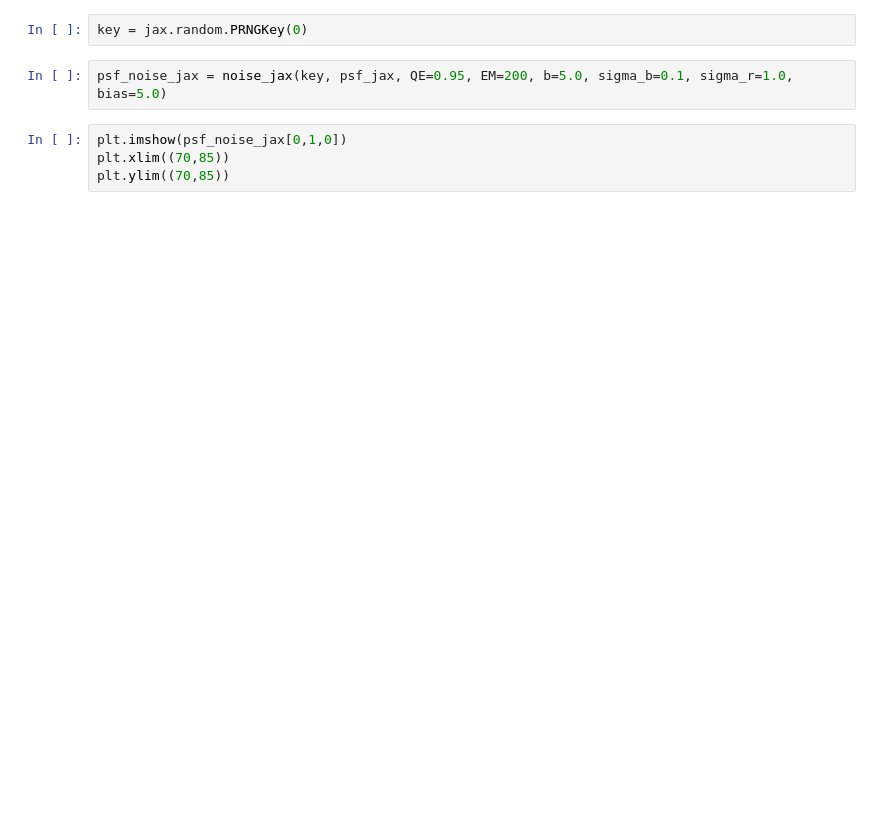
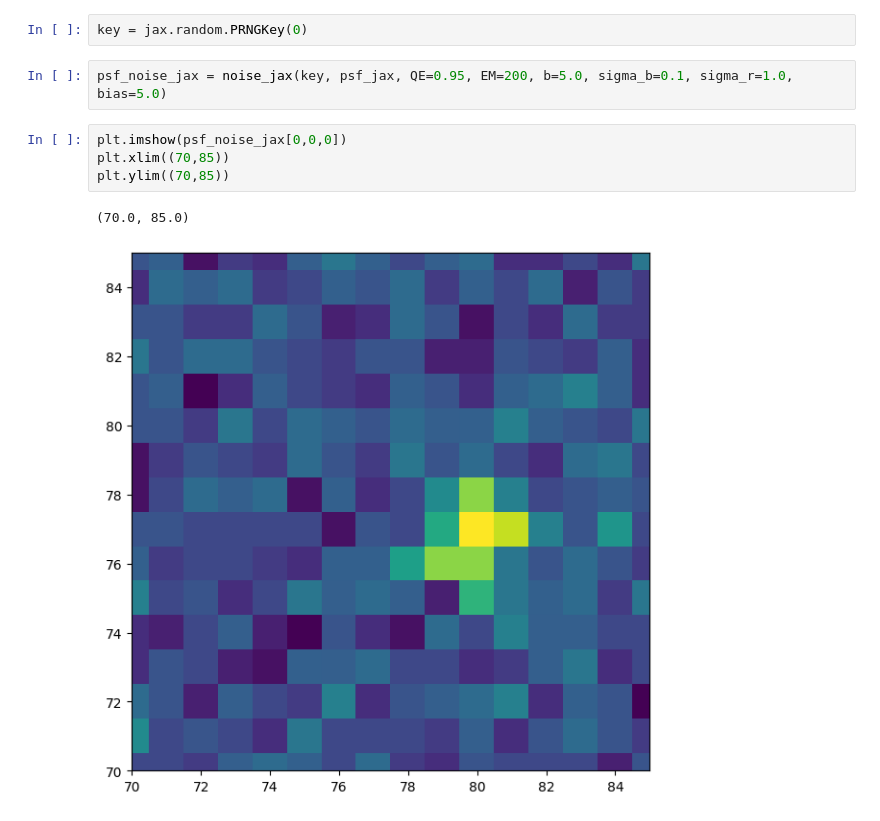
Before and after one commit to aautric/4polarMFM_these, a Jupyter notebook: PSF_jax_demo.ipynb, the cells around one changed output. Saved outputs shown, nothing was run; the diff lists cells and outputs as text; blank space fills up the shorter version.

```diff
--- a/PSF_jax_demo.ipynb
+++ b/PSF_jax_demo.ipynb
@@ -89,6 +113,9 @@ key = jax.random.PRNGKey(0)
 # %%
 psf_noise_jax = noise_jax(key, psf_jax, QE=0.95, EM=200, b=5.0, sigma_b=0.1, sigma_r=1.0, bias=5.0)
 # %%
-plt.imshow(psf_noise_jax[0,1,0])
+plt.imshow(psf_noise_jax[0,0,0])
 plt.xlim((70,85))
 plt.ylim((70,85))
+# %% [output]
+(70.0, 85.0)
+[figure, added]
```
Also changed, not shown: parts of 11 cells of this notebook, 1 other file.
